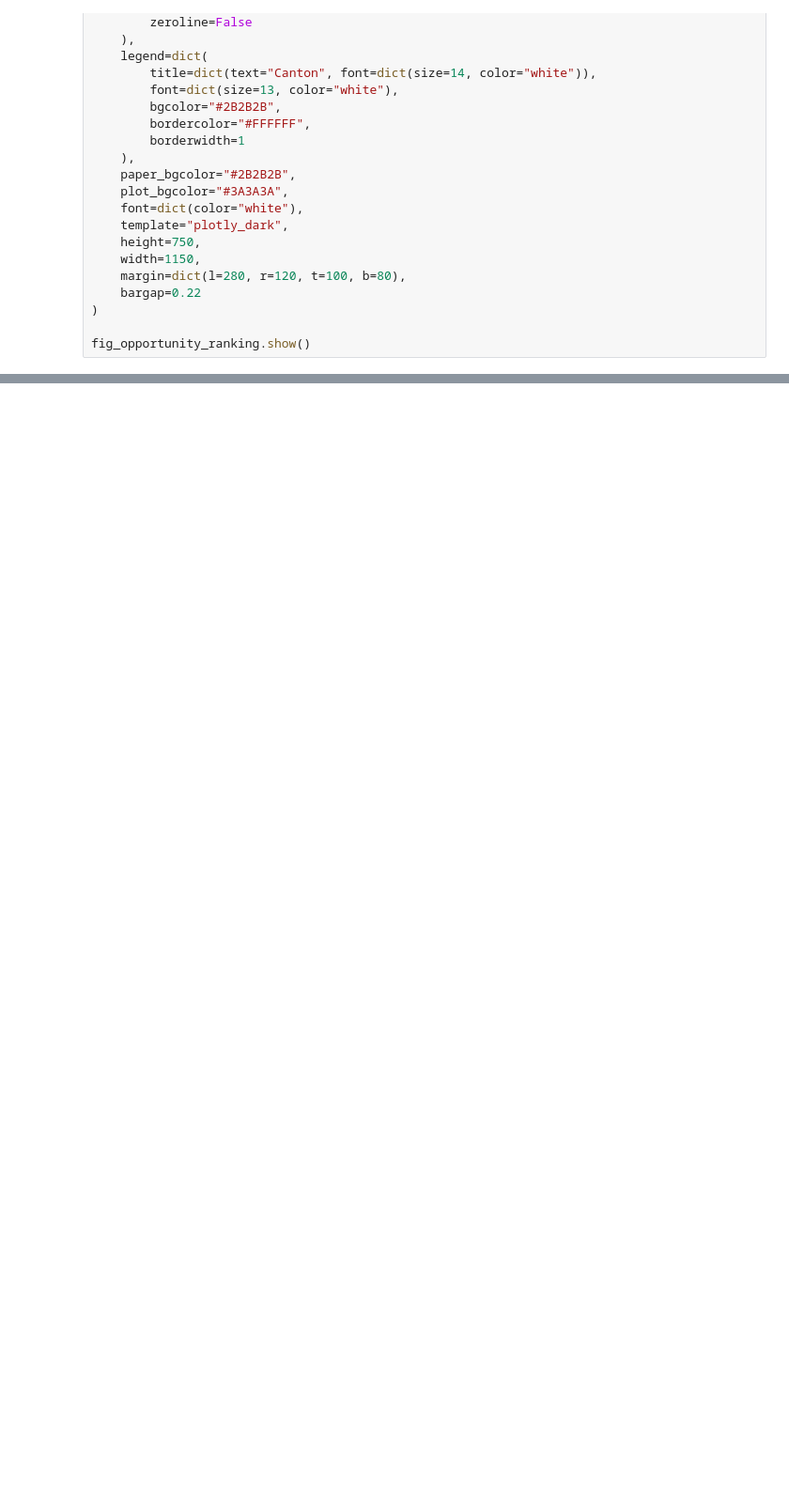
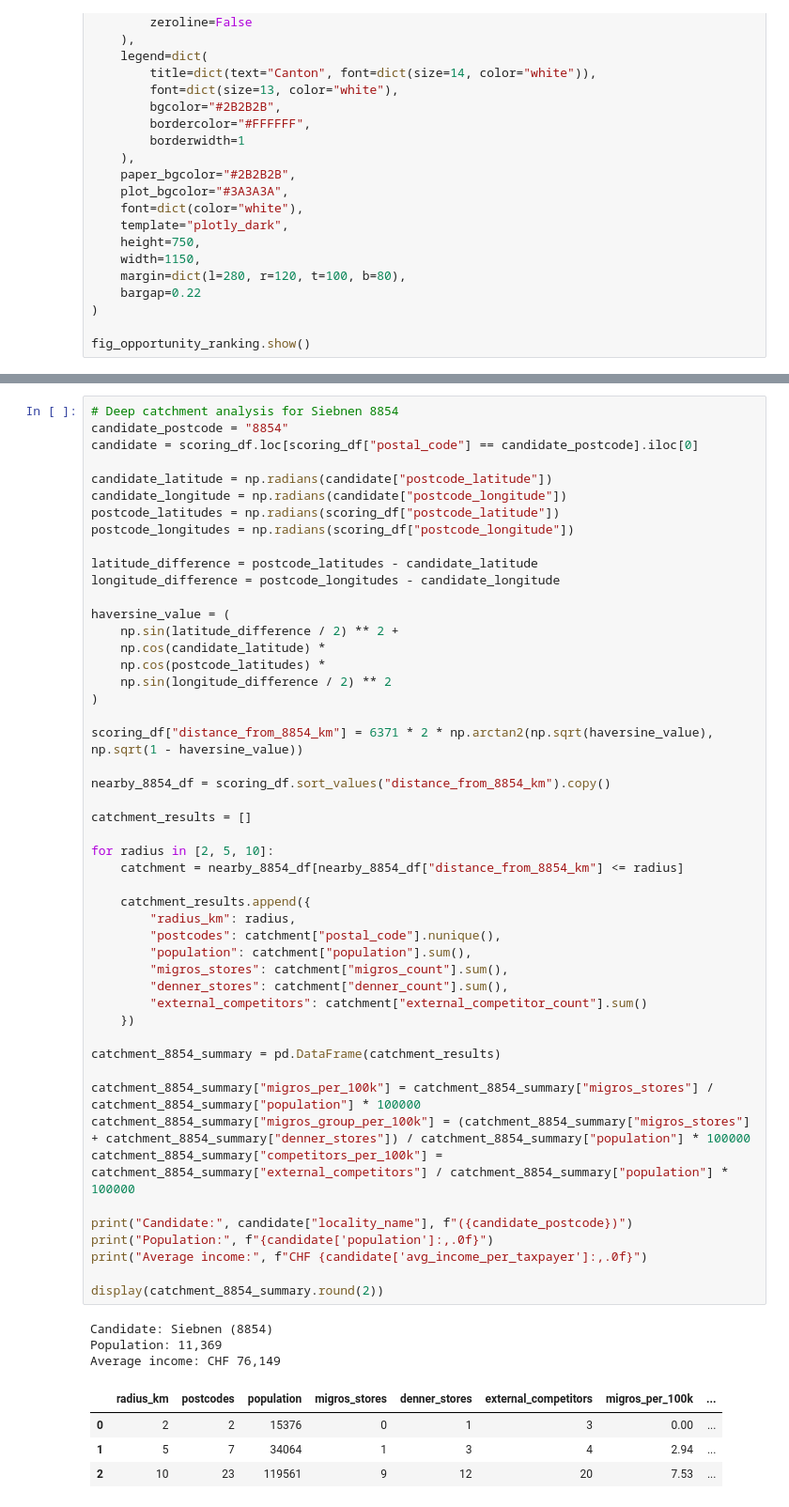
Before and after one commit to laravich/migros-store-location-analysis, a Jupyter notebook: 07_opportunity_analysis.ipynb, the cells around one changed output, grey strips where cells are left out. Shown at 94% size. Drawn from its saved outputs; the diff is of its cells as text; blank space fills up the shorter version.

```diff
--- a/07_opportunity_analysis.ipynb
+++ b/07_opportunity_analysis.ipynb
@@ -1313,0 +1503,57 @@ fig_opportunity_ranking.show()
+# %%
+# Deep catchment analysis for Siebnen 8854
+candidate_postcode = "8854"
+candidate = scoring_df.loc[scoring_df["postal_code"] == candidate_postcode].iloc[0]
+
+candidate_latitude = np.radians(candidate["postcode_latitude"])
+candidate_longitude = np.radians(candidate["postcode_longitude"])
+postcode_latitudes = np.radians(scoring_df["postcode_latitude"])
+postcode_longitudes = np.radians(scoring_df["postcode_longitude"])
+
+latitude_difference = postcode_latitudes - candidate_latitude
+longitude_difference = postcode_longitudes - candidate_longitude
+
+haversine_value = (
+    np.sin(latitude_difference / 2) ** 2 +
+    np.cos(candidate_latitude) *
+    np.cos(postcode_latitudes) *
+    np.sin(longitude_difference / 2) ** 2
+)
+
+scoring_df["distance_from_8854_km"] = 6371 * 2 * np.arctan2(np.sqrt(haversine_value), np.sqrt(1 - haversine_value))
+
+nearby_8854_df = scoring_df.sort_values("distance_from_8854_km").copy()
+
+catchment_results = []
+
+for radius in [2, 5, 10]:
+    catchment = nearby_8854_df[nearby_8854_df["distance_from_8854_km"] <= radius]
+
+    catchment_results.append({
+        "radius_km": radius,
+        "postcodes": catchment["postal_code"].nunique(),
+        "population": catchment["population"].sum(),
+        "migros_stores": catchment["migros_count"].sum(),
+        "denner_stores": catchment["denner_count"].sum(),
+        "external_competitors": catchment["external_competitor_count"].sum()
+    })
+
+catchment_8854_summary = pd.DataFrame(catchment_results)
+
+catchment_8854_summary["migros_per_100k"] = catchment_8854_summary["migros_stores"] / catchment_8854_summary["population"] * 100000
+catchment_8854_summary["migros_group_per_100k"] = (catchment_8854_summary["migros_stores"] + catchment_8854_summary["denner_stores"]) / catchment_8854_summary["population"] * 100000
+catchment_8854_summary["competitors_per_100k"] = catchment_8854_summary["external_competitors"] / catchment_8854_summary["population"] * 100000
+
+print("Candidate:", candidate["locality_name"], f"({candidate_postcode})")
+print("Population:", f"{candidate['population']:,.0f}")
+print("Average income:", f"CHF {candidate['avg_income_per_taxpayer']:,.0f}")
+
+display(catchment_8854_summary.round(2))
+# %% [output]
+Candidate: Siebnen (8854)
+Population: 11,369
+Average income: CHF 76,149
+|  | radius_km | postcodes | population | migros_stores | denner_stores | external_competitors | migros_per_100k | ... |
+| 0 | 2 | 2 | 15376 | 0 | 1 | 3 | 0.00 | ... |
+| 1 | 5 | 7 | 34064 | 1 | 3 | 4 | 2.94 | ... |
+| 2 | 10 | 23 | 119561 | 9 | 12 | 20 | 7.53 | ... |
```
Also changed, not shown: parts of 15 cells of this notebook.
